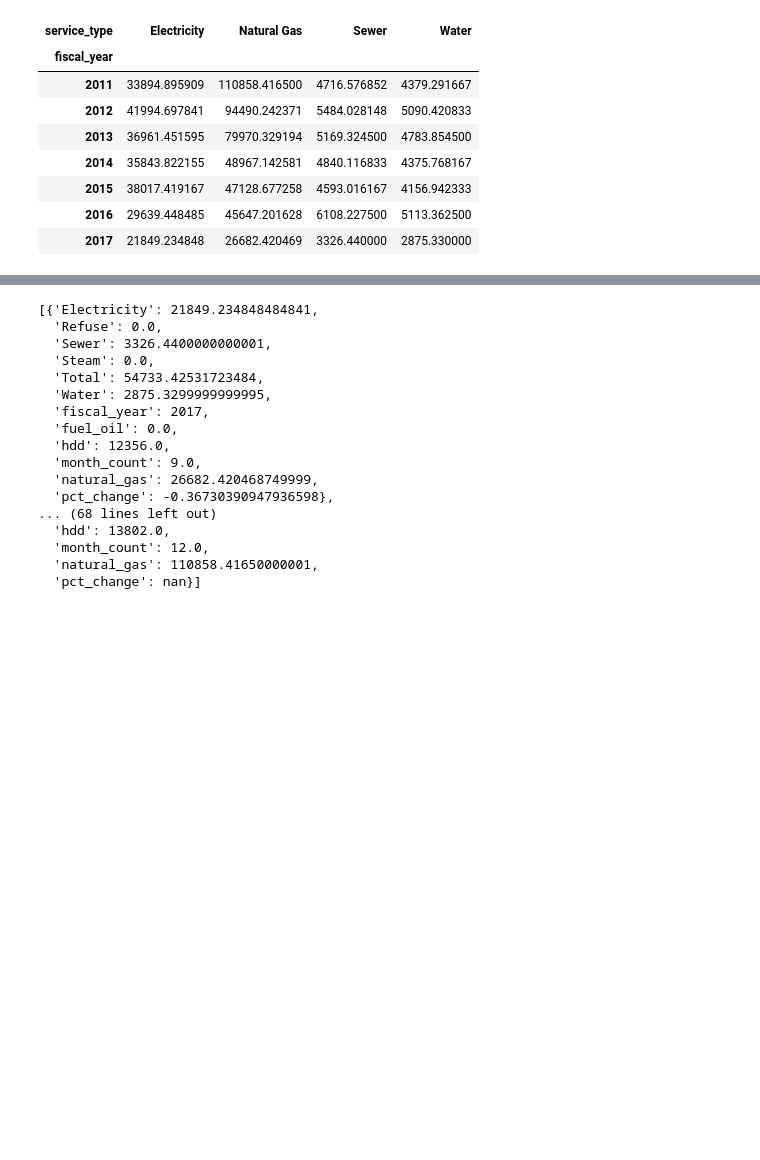
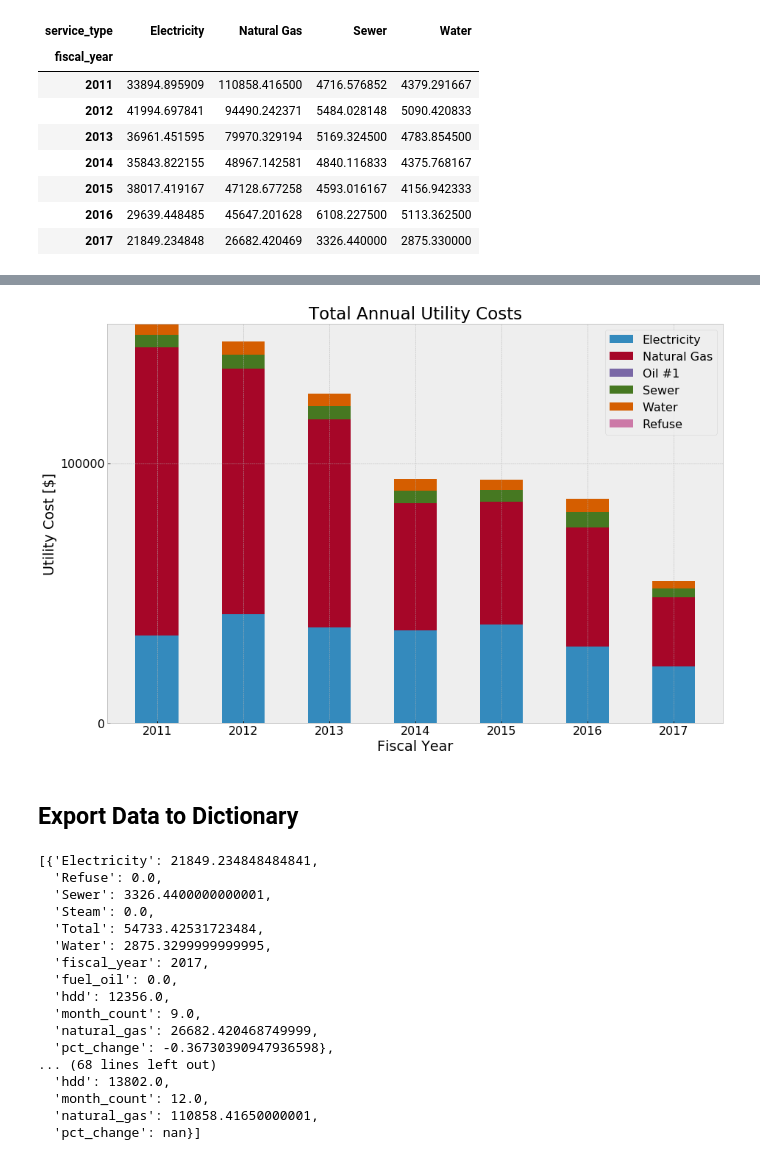
Before and after one commit to alanmitchell/fnsb-benchmark, a Jupyter notebook: testing/alan_report_pages.ipynb, the cells around one changed output, grey strips where cells are left out. Saved outputs shown, nothing was run; the diff lists cells and outputs as text; code cells hidden in the pictures; blank space fills up the shorter version.

```diff
--- a/testing/alan_report_pages.ipynb
+++ b/testing/alan_report_pages.ipynb
@@ -544,3 +559,11 @@ df2
+# %%
+file_name2 = site + "_graph_pg3_g1.png"
+
+gu.create_stacked_bar(reset_df2, 'fiscal_year', utility_list, file_name2)
+# %% [output]
+[figure, added]
+# %% [markdown]
+## Export Data to Dictionary
 # %%
 # Export the rows of the DataFrame into a list of dictionaries for use
 # in the template.  Rename columns to match template variables.
```
Also changed, not shown: parts of 10 cells of this notebook, 6 other files.
